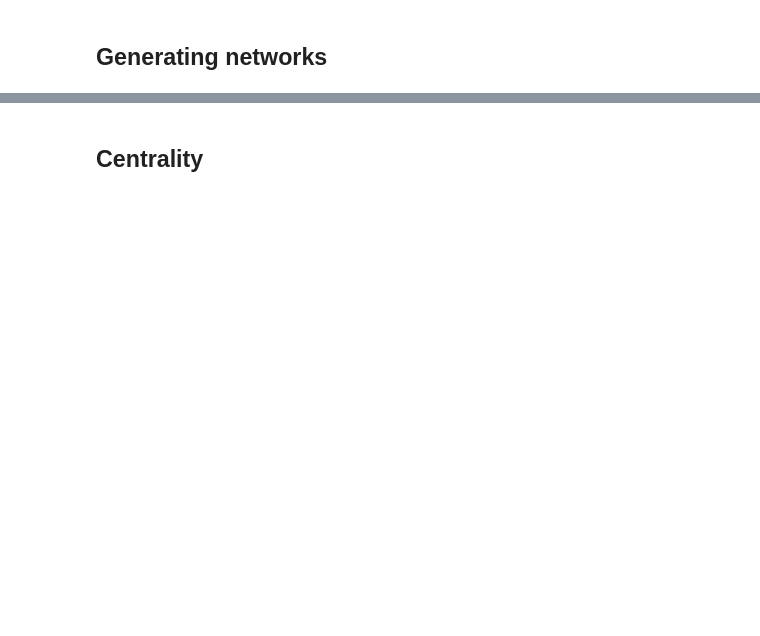
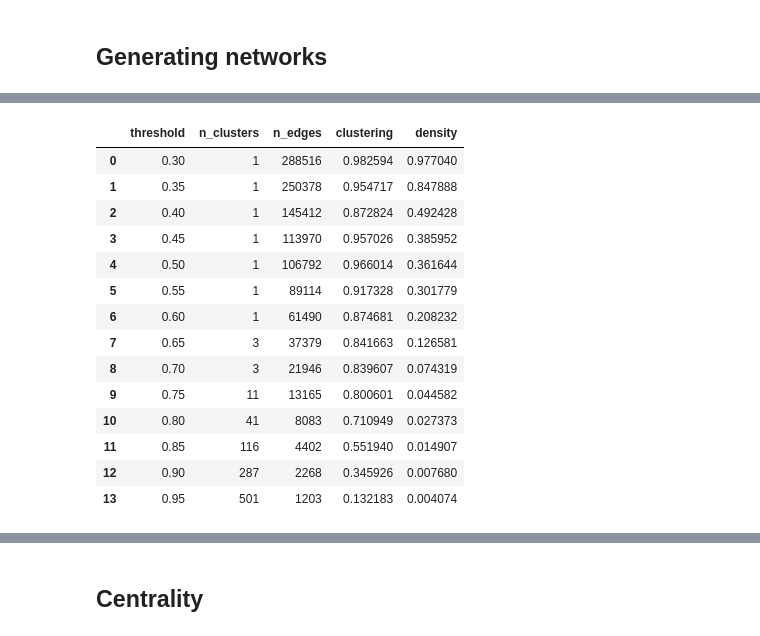
Before and after one commit to kacarlab/nif-structures, a Jupyter notebook: notebooks/02-sequence-space-analysis.ipynb, the cells around one changed output, grey strips where cells are left out. Saved outputs shown, nothing was run; the diff lists cells and outputs as text; code cells hidden in the pictures; blank space fills up the shorter version.

```diff
--- a/notebooks/02-sequence-space-analysis.ipynb
+++ b/notebooks/02-sequence-space-analysis.ipynb
@@ -227,3 +227,21 @@ g.savefig('../figures/ddkk.relplot-identity-threshold-nclusters.png', dpi=300)
+# %%
+pd.DataFrame.from_records(network_features)
+# %% [output]
+|  | threshold | n_clusters | n_edges | clustering | density |
+| 0 | 0.30 | 1 | 288516 | 0.982594 | 0.977040 |
+| 1 | 0.35 | 1 | 250378 | 0.954717 | 0.847888 |
+| 2 | 0.40 | 1 | 145412 | 0.872824 | 0.492428 |
+| 3 | 0.45 | 1 | 113970 | 0.957026 | 0.385952 |
+| 4 | 0.50 | 1 | 106792 | 0.966014 | 0.361644 |
+| 5 | 0.55 | 1 | 89114 | 0.917328 | 0.301779 |
+| 6 | 0.60 | 1 | 61490 | 0.874681 | 0.208232 |
+| 7 | 0.65 | 3 | 37379 | 0.841663 | 0.126581 |
+| 8 | 0.70 | 3 | 21946 | 0.839607 | 0.074319 |
+| 9 | 0.75 | 11 | 13165 | 0.800601 | 0.044582 |
+| 10 | 0.80 | 41 | 8083 | 0.710949 | 0.027373 |
+| 11 | 0.85 | 116 | 4402 | 0.551940 | 0.014907 |
+| 12 | 0.90 | 287 | 2268 | 0.345926 | 0.007680 |
+| 13 | 0.95 | 501 | 1203 | 0.132183 | 0.004074 |
 # %%
 g = sns.relplot(
     data=pd.DataFrame.from_records(network_features),
```
Also changed, not shown: parts of 13 cells of this notebook, 14 other files.
